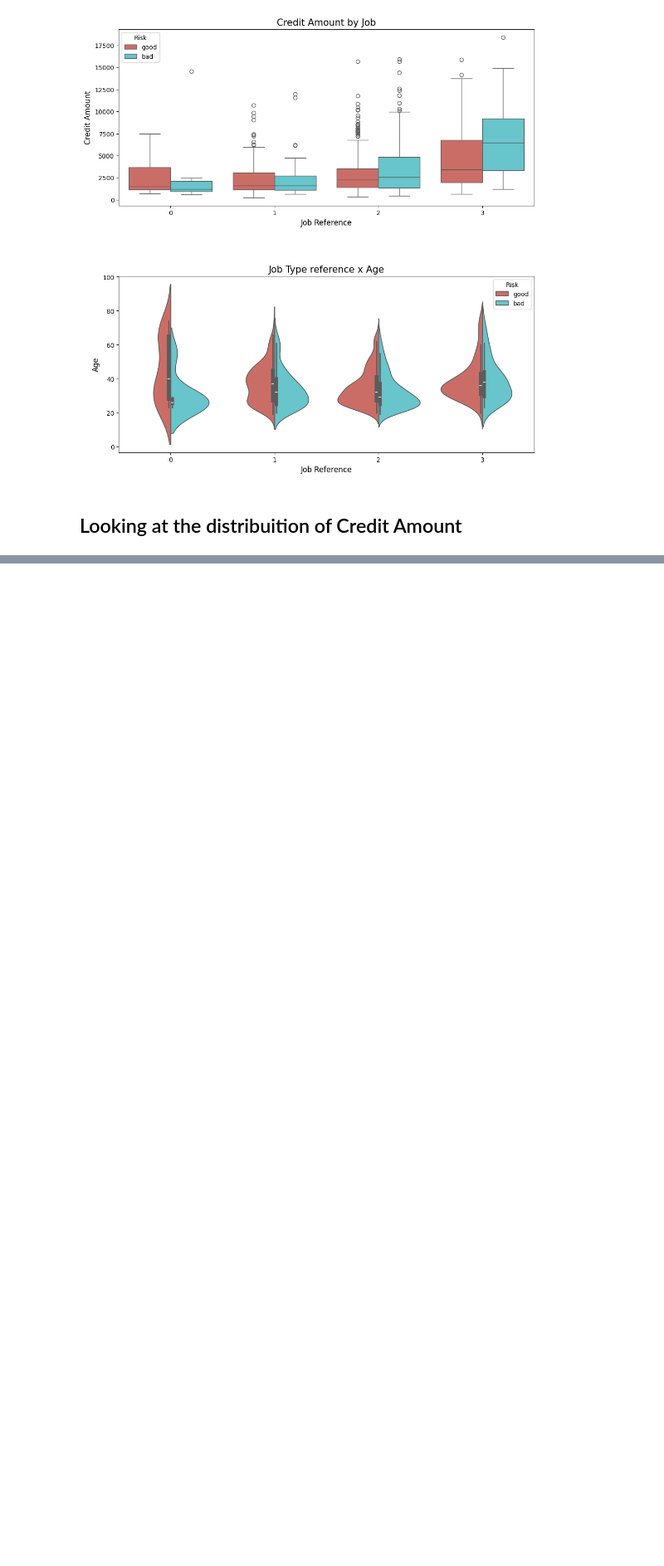
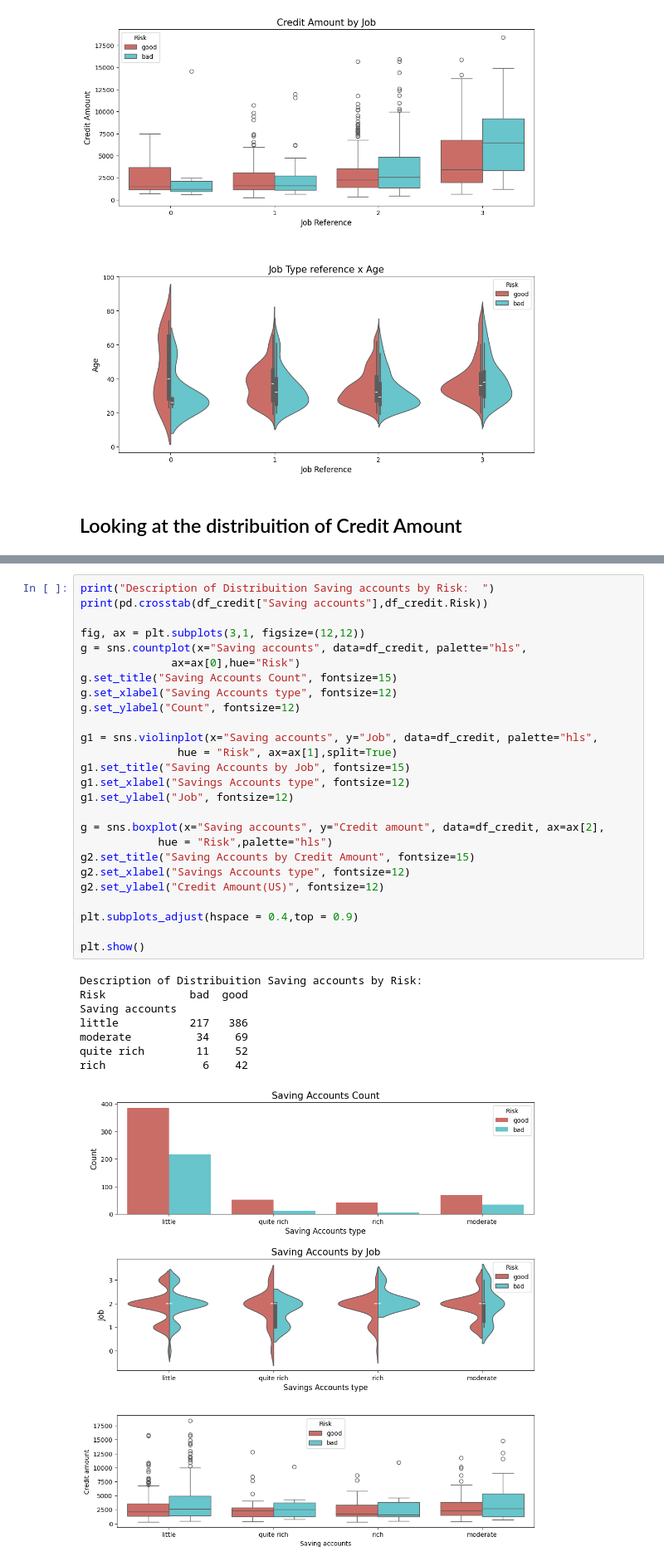
Before and after one commit to TheArc21/Credit-Risk, a Jupyter notebook: Credit_Risk_Model.ipynb, the cells around one changed output, grey strips where cells are left out. Shown at 83% size. Drawn from its saved outputs; the diff is of its cells as text; blank space fills up the shorter version.

```diff
--- a/Credit_Risk_Model.ipynb
+++ b/Credit_Risk_Model.ipynb
@@ -502,0 +579,35 @@ py.iplot(fig, filename='Distplot with Multiple Datasets')
+# %%
+print("Description of Distribuition Saving accounts by Risk:  ")
+print(pd.crosstab(df_credit["Saving accounts"],df_credit.Risk))
+
+fig, ax = plt.subplots(3,1, figsize=(12,12))
+g = sns.countplot(x="Saving accounts", data=df_credit, palette="hls",
+              ax=ax[0],hue="Risk")
+g.set_title("Saving Accounts Count", fontsize=15)
+g.set_xlabel("Saving Accounts type", fontsize=12)
+g.set_ylabel("Count", fontsize=12)
+
+g1 = sns.violinplot(x="Saving accounts", y="Job", data=df_credit, palette="hls",
+               hue = "Risk", ax=ax[1],split=True)
+g1.set_title("Saving Accounts by Job", fontsize=15)
+g1.set_xlabel("Savings Accounts type", fontsize=12)
+g1.set_ylabel("Job", fontsize=12)
+
+g = sns.boxplot(x="Saving accounts", y="Credit amount", data=df_credit, ax=ax[2],
+            hue = "Risk",palette="hls")
+g2.set_title("Saving Accounts by Credit Amount", fontsize=15)
+g2.set_xlabel("Savings Accounts type", fontsize=12)
+g2.set_ylabel("Credit Amount(US)", fontsize=12)
+
+plt.subplots_adjust(hspace = 0.4,top = 0.9)
+
+plt.show()
+# %% [output]
+Description of Distribuition Saving accounts by Risk:
+Risk             bad  good
+Saving accounts
+little           217   386
+moderate          34    69
+quite rich        11    52
+rich               6    42
+[figure, added]
```
Also changed, not shown: parts of 35 cells of this notebook, 1 other file.
